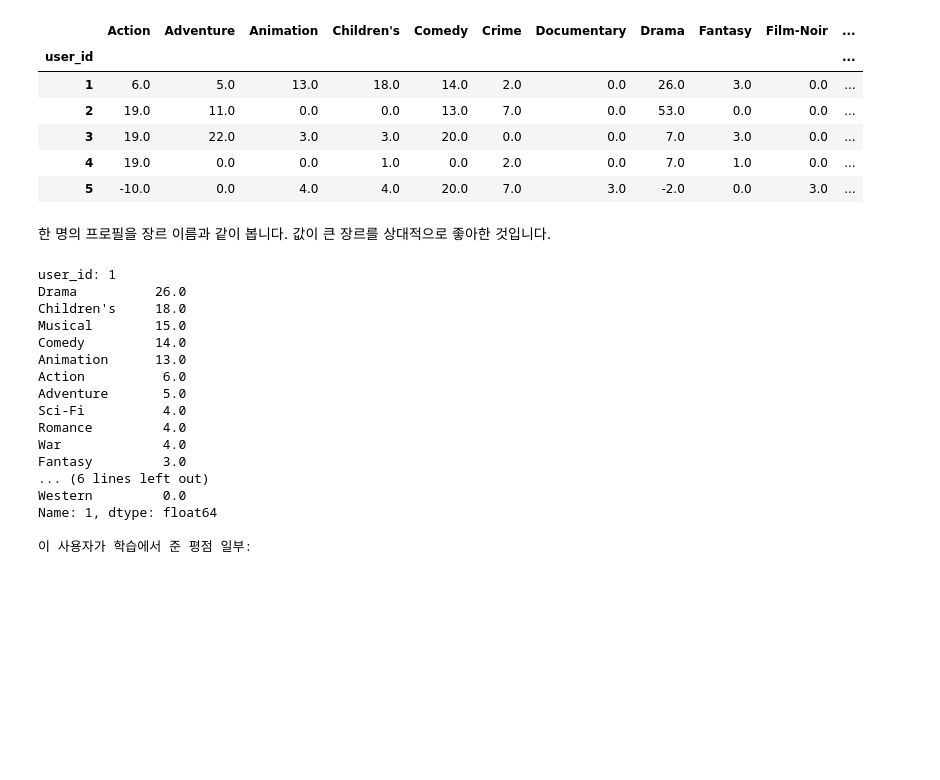
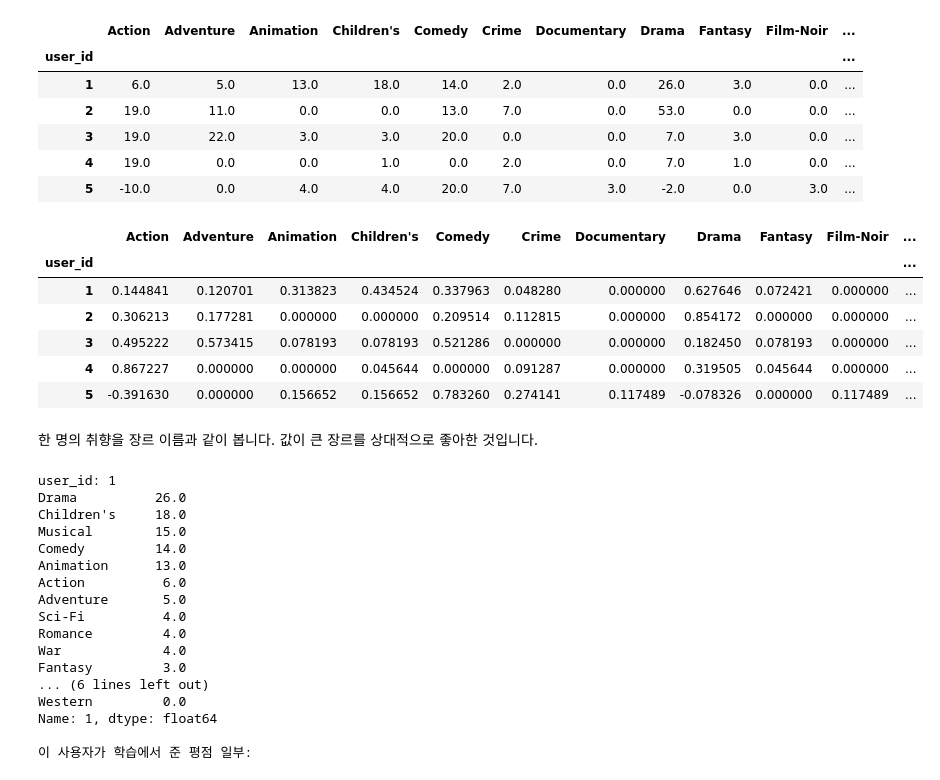
Before and after one commit to leegyeongwon/machine_learning_term_project, a Jupyter notebook: notebooks/content_based_walkthrough.ipynb, the cells around one changed output. Drawn from its saved outputs; the diff is of its cells as text; code cells hidden in the pictures; blank space fills up the shorter version.

```diff
--- a/notebooks/content_based_walkthrough.ipynb
+++ b/notebooks/content_based_walkthrough.ipynb
@@ -239,8 +197,24 @@ user_profiles_raw.head()
 | 3 | 19.0 | 22.0 | 3.0 | 3.0 | 20.0 | 0.0 | 0.0 | 7.0 | 3.0 | 0.0 | ... |
 | 4 | 19.0 | 0.0 | 0.0 | 1.0 | 0.0 | 2.0 | 0.0 | 7.0 | 1.0 | 0.0 | ... |
 | 5 | -10.0 | 0.0 | 4.0 | 4.0 | 20.0 | 7.0 | 3.0 | -2.0 | 0.0 | 3.0 | ... |
+# %%
+user_profiles_norm_df = pd.DataFrame(
+    user_profiles_norm,
+    index=user_ids,
+    columns=genre_cols,
+)
+user_profiles_norm_df.index.name = "user_id"
+user_profiles_norm_df.head()
+# %% [output]
+|  | Action | Adventure | Animation | Children's | Comedy | Crime | Documentary | Drama | Fantasy | Film-Noir | ... |
+| user_id |  |  |  |  |  |  |  |  |  |  | ... |
+| 1 | 0.144841 | 0.120701 | 0.313823 | 0.434524 | 0.337963 | 0.048280 | 0.000000 | 0.627646 | 0.072421 | 0.000000 | ... |
+| 2 | 0.306213 | 0.177281 | 0.000000 | 0.000000 | 0.209514 | 0.112815 | 0.000000 | 0.854172 | 0.000000 | 0.000000 | ... |
+| 3 | 0.495222 | 0.573415 | 0.078193 | 0.078193 | 0.521286 | 0.000000 | 0.000000 | 0.182450 | 0.078193 | 0.000000 | ... |
+| 4 | 0.867227 | 0.000000 | 0.000000 | 0.045644 | 0.000000 | 0.091287 | 0.000000 | 0.319505 | 0.045644 | 0.000000 | ... |
+| 5 | -0.391630 | 0.000000 | 0.156652 | 0.156652 | 0.783260 | 0.274141 | 0.117489 | -0.078326 | 0.000000 | 0.117489 | ... |
 # %% [markdown]
-한 명의 프로필을 장르 이름과 같이 봅니다. 값이 큰 장르를 상대적으로 좋아한 것입니다.
+한 명의 취향을 장르 이름과 같이 봅니다. 값이 큰 장르를 상대적으로 좋아한 것입니다.
 # %%
 example_user = int(user_ids[0])
 profile = pd.Series(user_profiles_raw.loc[example_user], index=genre_cols)
```
Also changed, not shown: parts of 32 cells of this notebook, 7 other files.
